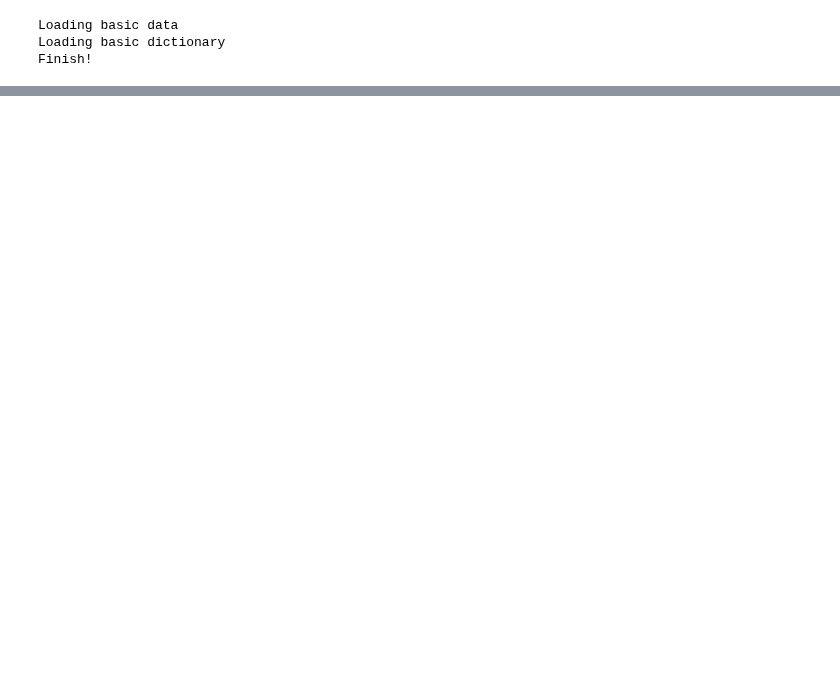
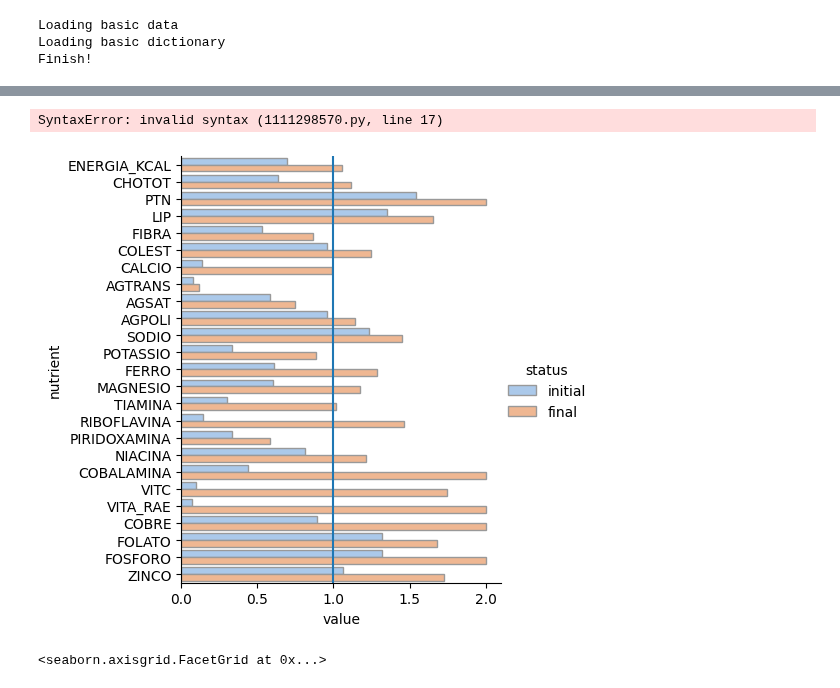
Before and after one commit to thalyson004/nutrition-study, a Jupyter notebook: notebooks/samples/021_generate_results_first_article.ipynb, the cells around one changed output, grey strips where cells are left out. Cells and saved outputs as stored; diff of their text form; code cells hidden in the pictures; blank space fills up the shorter version.

```diff
--- a/notebooks/samples/021_generate_results_first_article.ipynb
+++ b/notebooks/samples/021_generate_results_first_article.ipynb
@@ -41,15 +34,0 @@ personID: 120001153#9#1#3
-# %%
-# fitness = Nutrition.absDifference
-fitness = Nutrition.absDifferenceNegativePenalty
-# fitness = Nutrition.distanceDifference
-# result = papaSingleSeach(personID, max_population_set=10, max_population_selected=5, max_steps=1000)
-# result = papaSingleSeach(personID, verbose=True, max_population_set=10,max_population_selected=5, unit=50, max_unit=5, max_steps=25)
-result = papaSingleSeach(personID, verbose=True, unit=25, max_unit=2, max_population_set=500, max_population_selected=300, expansion_set=50, expansion_select=20, max_steps=50, fitness=fitness)
-# result = papaSingleSeach(personID, verbose=True, unit=100, max_unit=2, max_population_set=10, max_population_selected=10, expansion_set=10, expansion_select=3, max_steps=25, fitness=fitness)
-# result = papaSingleSeach(personID, verbose=True, max_population_set=10,max_population_selected=8, expansion_set=5, unit=5, max_unit=10, max_steps=25, fitness=Nutrition.distanceDifference)
-
-print(result)
-targetNutrition = Nutrition.idealNutritionByPersonId(personID)
-print("       PersonID: ", result.personIDs)
-print("initialDistance: ", fitness(result.initialNutrition, targetNutrition))
-print("  finalDistance: ", fitness(result.finalNutrition, targetNutrition))
@@ -130,0 +177,5 @@ print(random.random())
+# %%
+#Female 60
+female60 = dfPerson[ (dfPerson["AGE"]==60) & (dfPerson["GENDER"]=="female") ]["PESSOA"].to_list()
+random.shuffle( female60 )
+people = female60[:100]
@@ -130,0 +221,26 @@ print(random.random())
+# %%
+num_points = 36
+female_energy_data = np.random.uniform(500, 1200, num_points)
+male_energy_data = np.random.uniform(2400, 6000, num_points)
+
+data_1_chart = [
+    {"variable_name": "Energy", "x_data": female_energy_data, "y_data": male_energy_data,
+     "x_label": "1600 kcal - 2200 kcal", "y_label": "2400 kcal - 3000 kcal"}
+]
+
+
+female25Results = getResults(people, "female25_100.pickle", verbose=True)
+female25VITC = get_result_by(female25Results, "VITC")
+
+# print(female25VITC)
+# print(data_1_chart)
+
+plot_multiple_polar_charts([female25VITC], num_points=100)
+# plot_multiple_polar_charts(data_1_chart, num_points=36)
+# %% [output]
+SyntaxError: invalid syntax (1111298570.py, line 17)
+# %%
+female25Results[0].show_comparison_graph()
+# %% [output]
+[figure, added]
+<seaborn.axisgrid.FacetGrid at 0x...>
```
Also changed, not shown: parts of 16 cells of this notebook, 5 other files.
